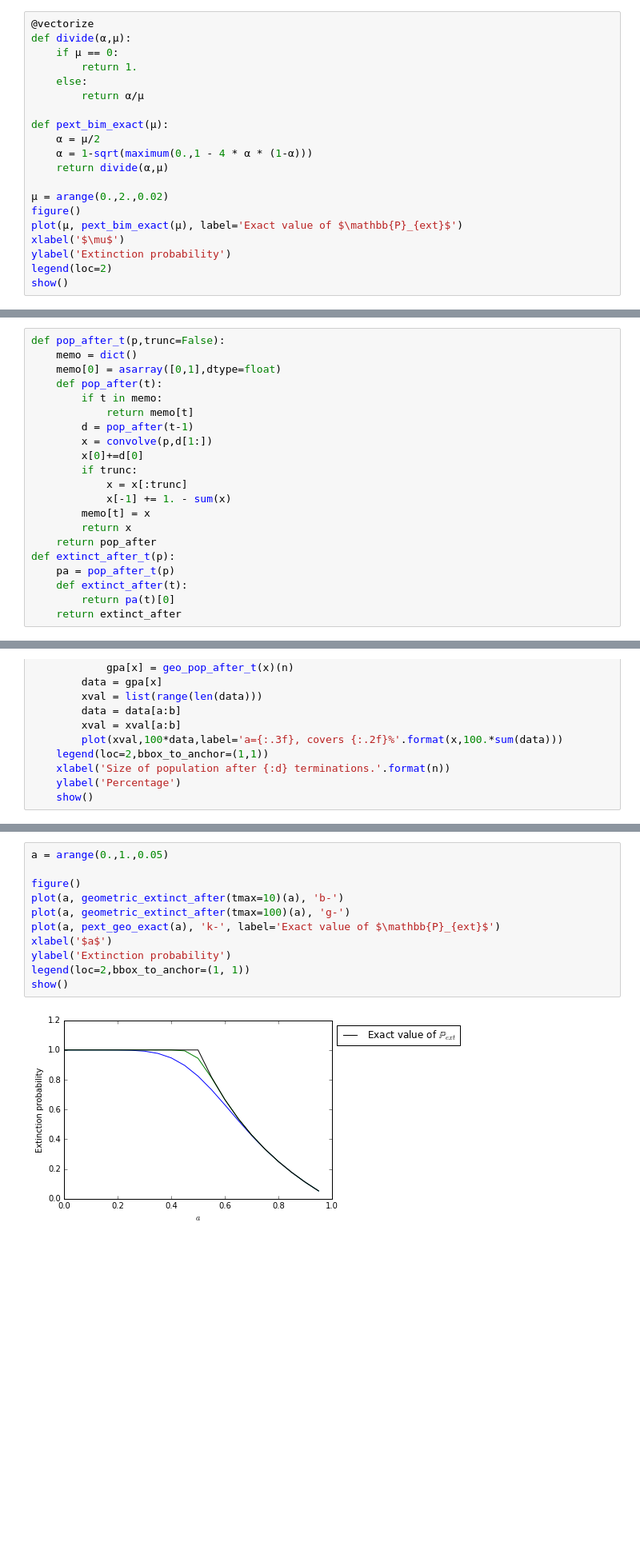
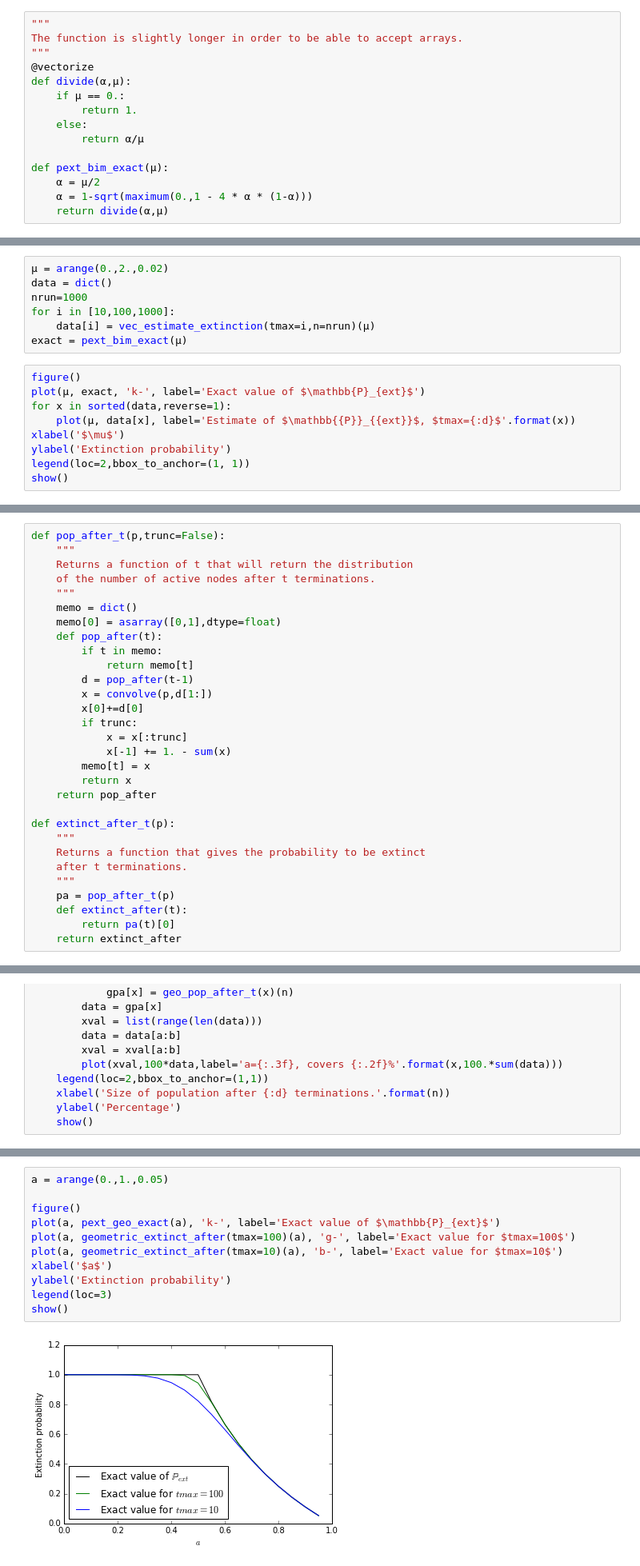
Before and after one commit to w2ak/INF674, a Jupyter notebook: 01-Galton-Watson-TP.ipynb, the cells around one changed output, grey strips where cells are left out. Shown at 80% size. Saved outputs shown, nothing was run; the diff lists cells and outputs as text; blank space fills up the shorter version.

```diff
--- a/01-Galton-Watson-TP.ipynb
+++ b/01-Galton-Watson-TP.ipynb
@@ -262,9 +295,12 @@ $$
 P_{ext} = \left\lbrace\begin{array}{ll}1 &\text{if }\mu=0\\\dfrac{1-\sqrt{1-\mu(2-\mu)}}\mu&\text{otherwise}\end{array}\right.
 $$
 # %%
+"""
+The function is slightly longer in order to be able to accept arrays.
+"""
 @vectorize
 def divide(α,μ):
-    if μ == 0:
+    if μ == 0.:
         return 1.
     else:
         return α/μ
@@ -273,11 +309,3 @@ def pext_bim_exact(μ):
     α = μ/2
     α = 1-sqrt(maximum(0.,1 - 4 * α * (1-α)))
     return divide(α,μ)
-
-μ = arange(0.,2.,0.02)
-figure()
-plot(μ, pext_bim_exact(μ), label='Exact value of $\mathbb{P}_{ext}$')
-xlabel('$\mu$')
-ylabel('Extinction probability')
-legend(loc=2)
-show()
@@ -305,0 +330,16 @@ show()
+# %%
+μ = arange(0.,2.,0.02)
+data = dict()
+nrun=1000
+for i in [10,100,1000]:
+    data[i] = vec_estimate_extinction(tmax=i,n=nrun)(μ)
+exact = pext_bim_exact(μ)
+# %%
+figure()
+plot(μ, exact, 'k-', label='Exact value of $\mathbb{P}_{ext}$')
+for x in sorted(data,reverse=1):
+    plot(μ, data[x], label='Estimate of $\mathbb{{P}}_{{ext}}$, $tmax={:d}$'.format(x))
+xlabel('$\mu$')
+ylabel('Extinction probability')
+legend(loc=2,bbox_to_anchor=(1, 1))
+show()
@@ -324,6 +366,10 @@ $$\left\lbrace\begin{array}{ll}
 **Code:**
 # %%
 def pop_after_t(p,trunc=False):
+    """
+    Returns a function of t that will return the distribution
+    of the number of active nodes after t terminations.
+    """
     memo = dict()
     memo[0] = asarray([0,1],dtype=float)
     def pop_after(t):
@@ -338,7 +384,12 @@ def pop_after_t(p,trunc=False):
         memo[t] = x
         return x
     return pop_after
+
 def extinct_after_t(p):
+    """
+    Returns a function that gives the probability to be extinct
+    after t terminations.
+    """
     pa = pop_after_t(p)
     def extinct_after(t):
         return pa(t)[0]
@@ -457,16 +520,16 @@ if 0: # really slow to compute
 # %%
 a = arange(0.,1.,0.05)
 
 figure()
-plot(a, geometric_extinct_after(tmax=10)(a), 'b-')
-plot(a, geometric_extinct_after(tmax=100)(a), 'g-')
 plot(a, pext_geo_exact(a), 'k-', label='Exact value of $\mathbb{P}_{ext}$')
+plot(a, geometric_extinct_after(tmax=100)(a), 'g-', label='Exact value for $tmax=100$')
+plot(a, geometric_extinct_after(tmax=10)(a), 'b-', label='Exact value for $tmax=10$')
 xlabel('$a$')
 ylabel('Extinction probability')
-legend(loc=2,bbox_to_anchor=(1, 1))
+legend(loc=3)
 show()
 # %% [output]
-[figure, old version]
+[figure, new version]
 # %% [markdown]
 ## Question 2
 # %% [markdown]
```
Also changed, not shown: parts of 32 cells of this notebook.
